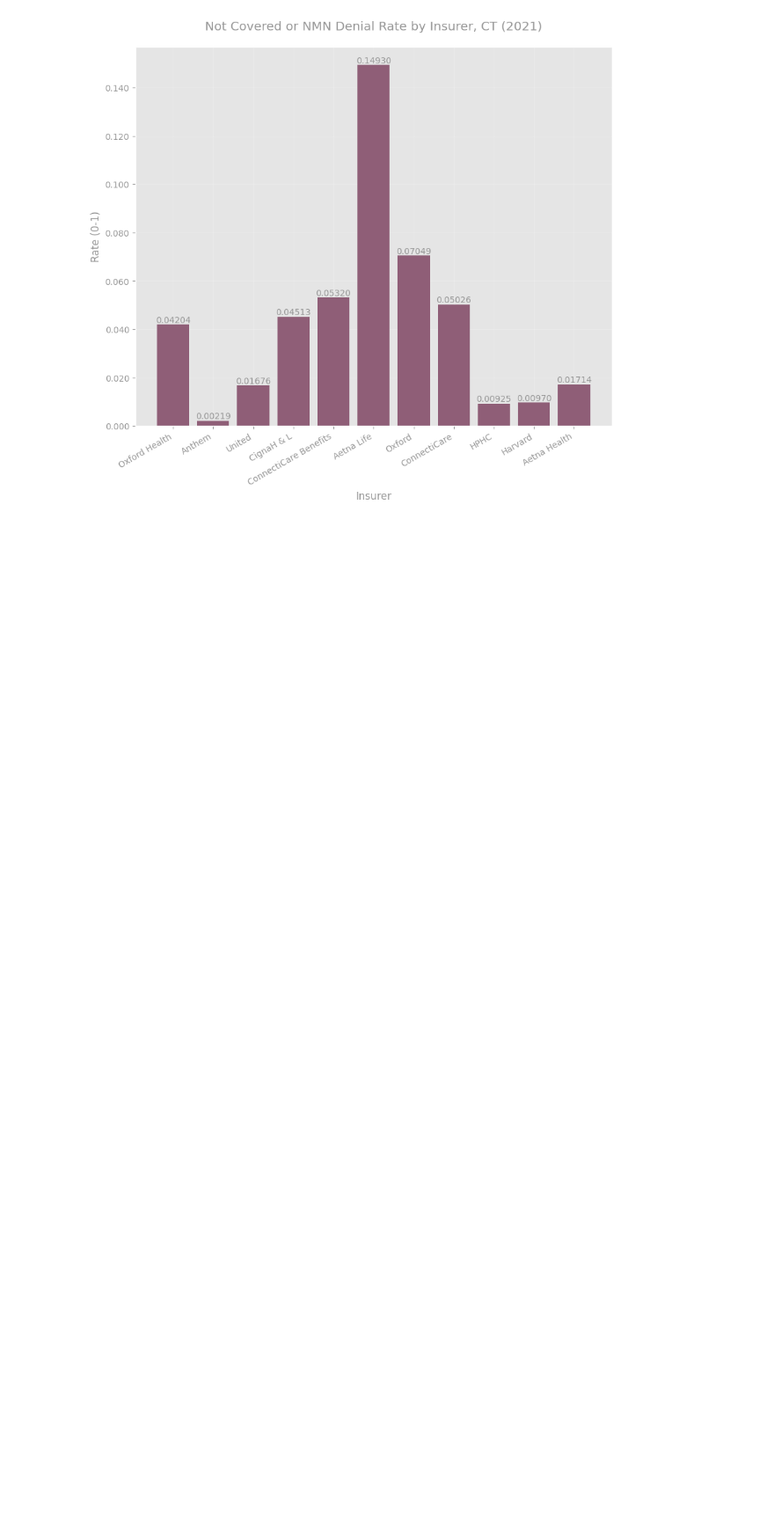
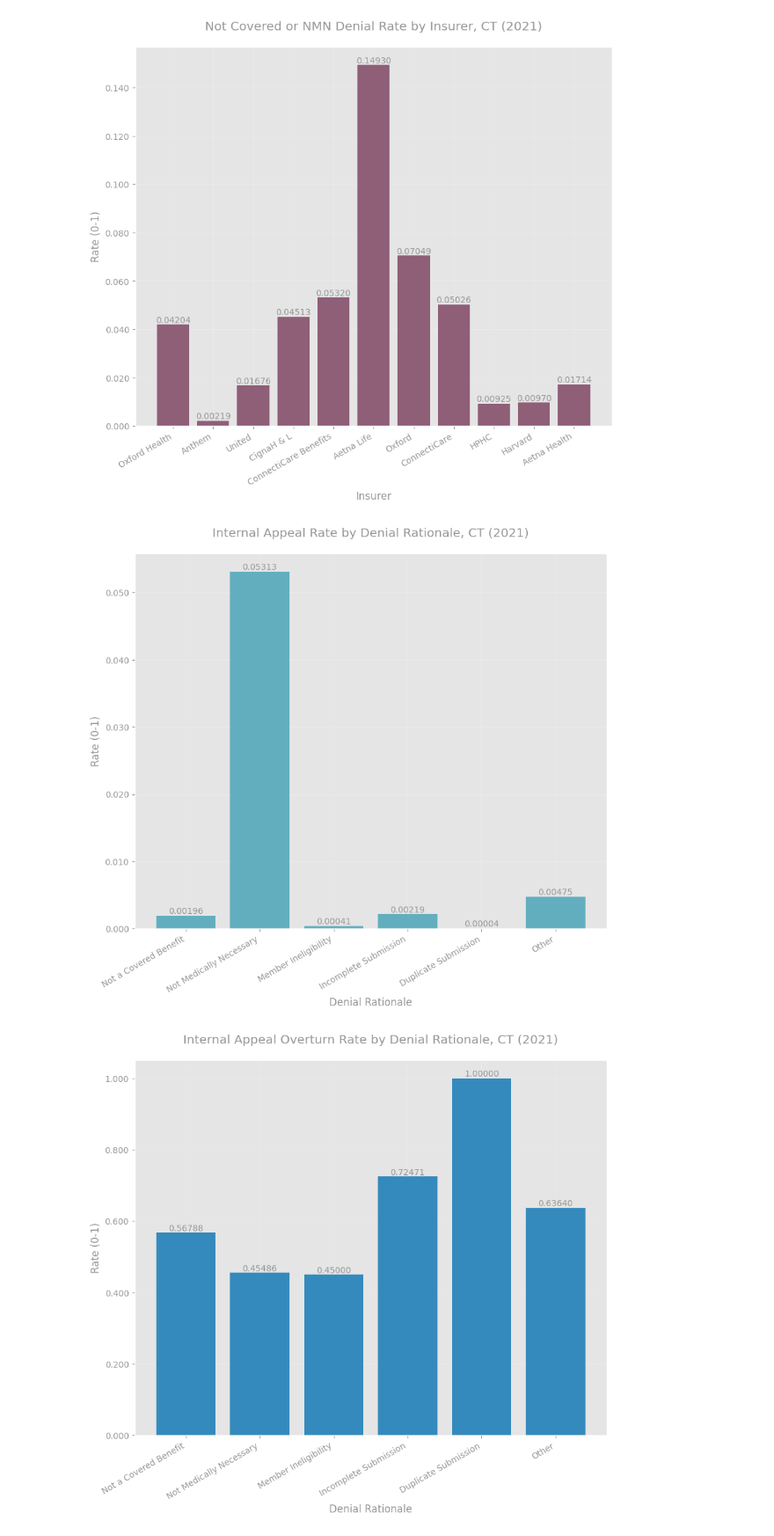
Before and after one commit to TPAFS/investigations, a Jupyter notebook: investigations/claims_denials/ct_claims.ipynb, the cells around one changed output. Shown at 88% size. Saved outputs shown, nothing was run; the diff lists cells and outputs as text; code cells hidden in the pictures; blank space fills up the shorter version.

```diff
--- a/investigations/claims_denials/ct_claims.ipynb
+++ b/investigations/claims_denials/ct_claims.ipynb
@@ -880,3 +883,66 @@ plot_bar(
 )
 # %% [output]
 [figure]
+# %%
+# Appeal rates and overturn rates by denial rationale
+
+bar_names = [
+    "Not a Covered Benefit",
+    "Not Medically Necessary",
+    "Member Ineligibility",
+    "Incomplete Submission",
+    "Duplicate Submission",
+    "Other",
+]
+denial_col_names = list(sorted_insurers.columns[2:8])
+appeal_col_names = list(sorted_insurers.columns[8:14])
+appeal_overturn_col_names = list(sorted_insurers.columns[14:20])
+
+title = "Internal Appeal Rate by Denial Rationale, CT (2021)"
+val_axis_label = "Rate (0-1)"
+cat_axis_label = "Denial Rationale"
+bar_vals = []
+for denials_col, appeals_col in zip(denial_col_names, appeal_col_names):
+    appeals = sorted_insurers[appeals_col].sum()
+    denials = sorted_insurers[denials_col].sum()
+    bar_vals.append(appeals / denials)
+plot_bar(
+    bar_names,
+    bar_vals,
+    title=title,
+    val_axis_label=val_axis_label,
+    cat_axis_label=cat_axis_label,
+    bar_label=True,
+    save_path=os.path.join(OUTPUT_IMAGE_DIR, "internal_appeals_by_rationale.png"),
+    figsize=(10, 8),
+    int_vals=False,
+    float_precision_depth=5,
+    color_hex=SECONDARY_HEX,
+)
+
+title = "Internal Appeal Overturn Rate by Denial Rationale, CT (2021)"
+val_axis_label = "Rate (0-1)"
+cat_axis_label = "Denial Rationale"
+bar_vals = []
+for appeals_col, overturns_col in zip(appeal_col_names, appeal_overturn_col_names):
+    appeals = sorted_insurers[appeals_col].sum()
+    overturns = sorted_insurers[overturns_col].sum()
+    bar_vals.append(overturns / appeals)
+plot_bar(
+    bar_names,
+    bar_vals,
+    title=title,
+    val_axis_label=val_axis_label,
+    cat_axis_label=cat_axis_label,
+    bar_label=True,
+    save_path=os.path.join(
+        OUTPUT_IMAGE_DIR, "internal_appeal_overturns_by_rationale.png"
+    ),
+    figsize=(10, 8),
+    int_vals=False,
+    float_precision_depth=5,
+    color_hex=TERTIARY_HEX,
+)
+# %% [output]
+[figure, added]
+[figure, added]
```
Also changed, not shown: parts of 8 cells of this notebook.
